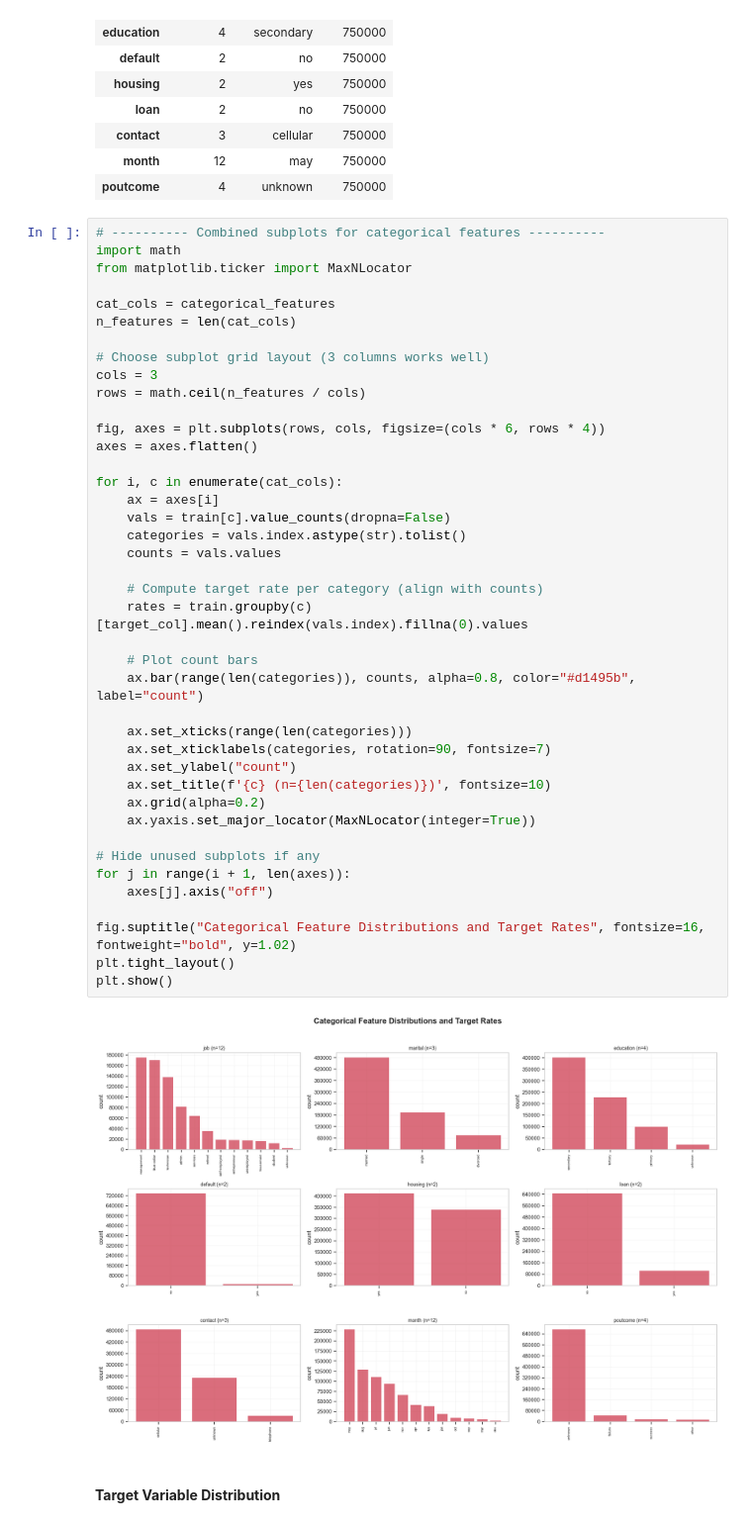
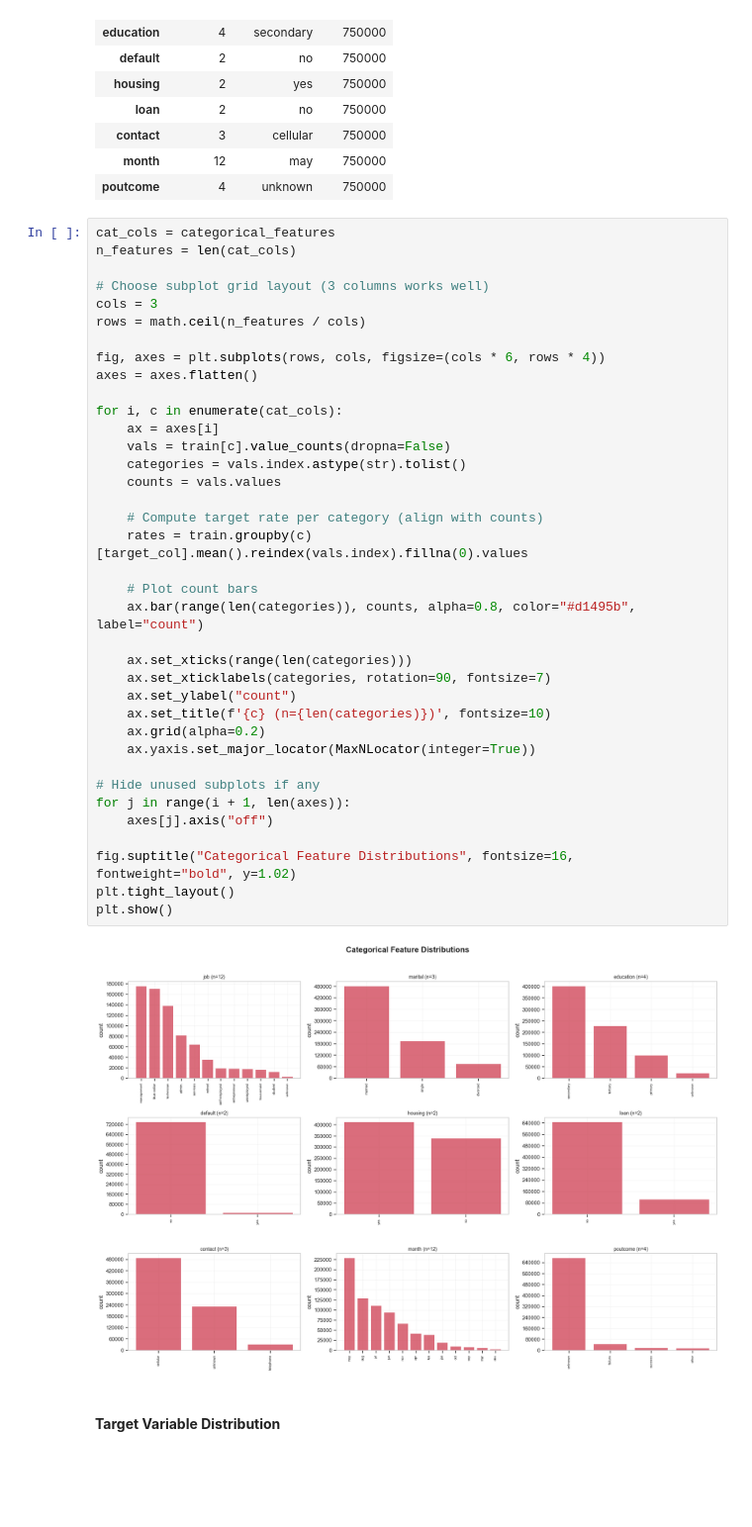
Before and after one commit to rodme02/Exs_RedesNeurais, a Jupyter notebook: docs/projects/classification/notebook.ipynb, the cells around one changed output. Shown at 99% size. Saved outputs shown, nothing was run; the diff lists cells and outputs as text; blank space fills up the shorter version.

```diff
--- a/docs/projects/classification/notebook.ipynb
+++ b/docs/projects/classification/notebook.ipynb
@@ -324,10 +328,6 @@ display(cat_summary_full)
 | month | 12 | may | 750000 |
 | poutcome | 4 | unknown | 750000 |
 # %%
-# ---------- Combined subplots for categorical features ----------
-import math
-from matplotlib.ticker import MaxNLocator
-
 cat_cols = categorical_features
 n_features = len(cat_cols)
 
@@ -337,35 +337,35 @@ rows = math.ceil(n_features / cols)
 
 fig, axes = plt.subplots(rows, cols, figsize=(cols * 6, rows * 4))
 axes = axes.flatten()
 
 for i, c in enumerate(cat_cols):
     ax = axes[i]
     vals = train[c].value_counts(dropna=False)
     categories = vals.index.astype(str).tolist()
     counts = vals.values
 
     # Compute target rate per category (align with counts)
     rates = train.groupby(c)[target_col].mean().reindex(vals.index).fillna(0).values
 
     # Plot count bars
     ax.bar(range(len(categories)), counts, alpha=0.8, color="#d1495b", label="count")
 
     ax.set_xticks(range(len(categories)))
     ax.set_xticklabels(categories, rotation=90, fontsize=7)
     ax.set_ylabel("count")
     ax.set_title(f'{c} (n={len(categories)})', fontsize=10)
     ax.grid(alpha=0.2)
     ax.yaxis.set_major_locator(MaxNLocator(integer=True))
 
 # Hide unused subplots if any
 for j in range(i + 1, len(axes)):
     axes[j].axis("off")
 
-fig.suptitle("Categorical Feature Distributions and Target Rates", fontsize=16, fontweight="bold", y=1.02)
+fig.suptitle("Categorical Feature Distributions", fontsize=16, fontweight="bold", y=1.02)
 plt.tight_layout()
 plt.show()
 # %% [output]
-[figure, old version]
+[figure, new version]
 # %% [markdown]
 #### **Target Variable Distribution**
 # %%
```
Also changed, not shown: parts of 23 cells of this notebook, 2 other files.
